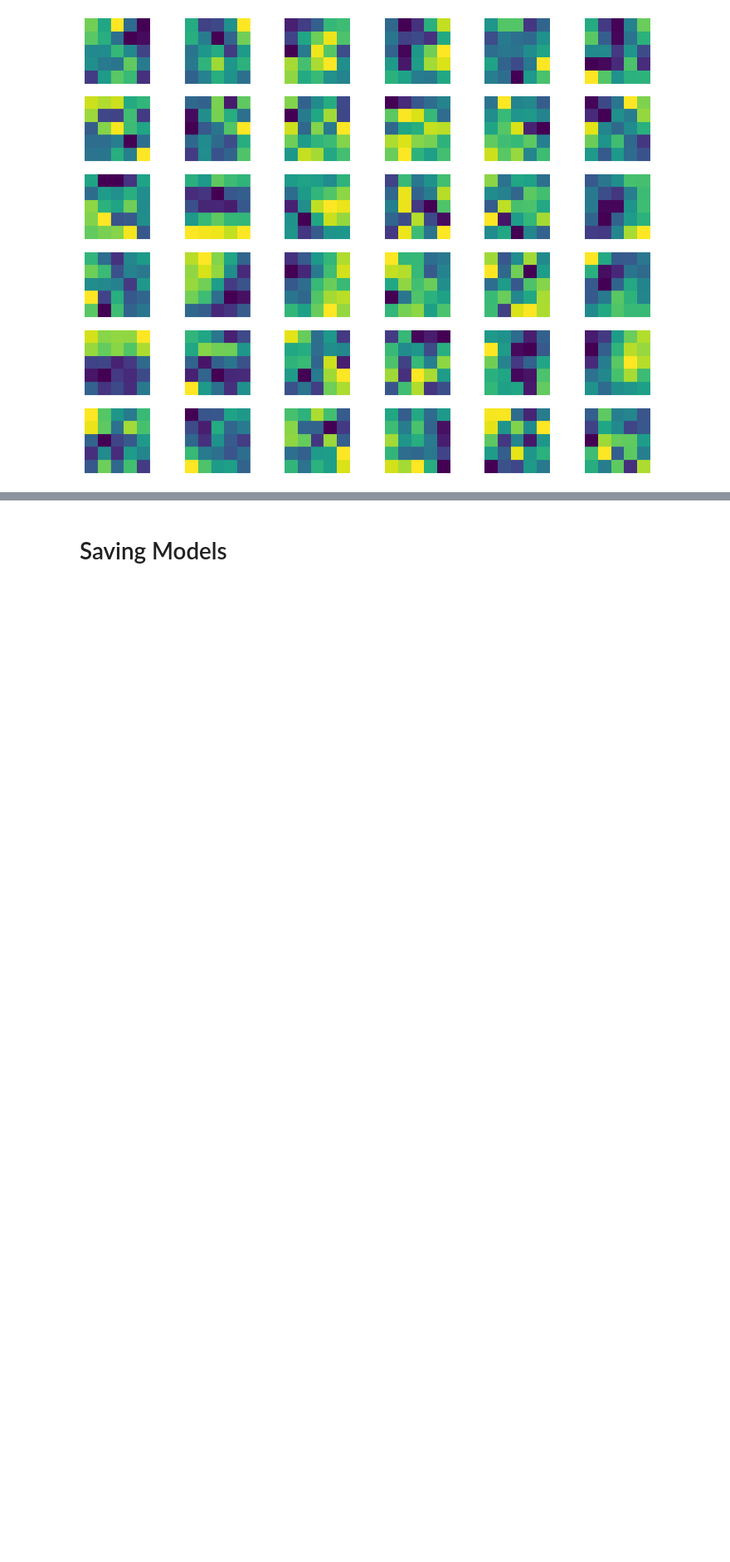
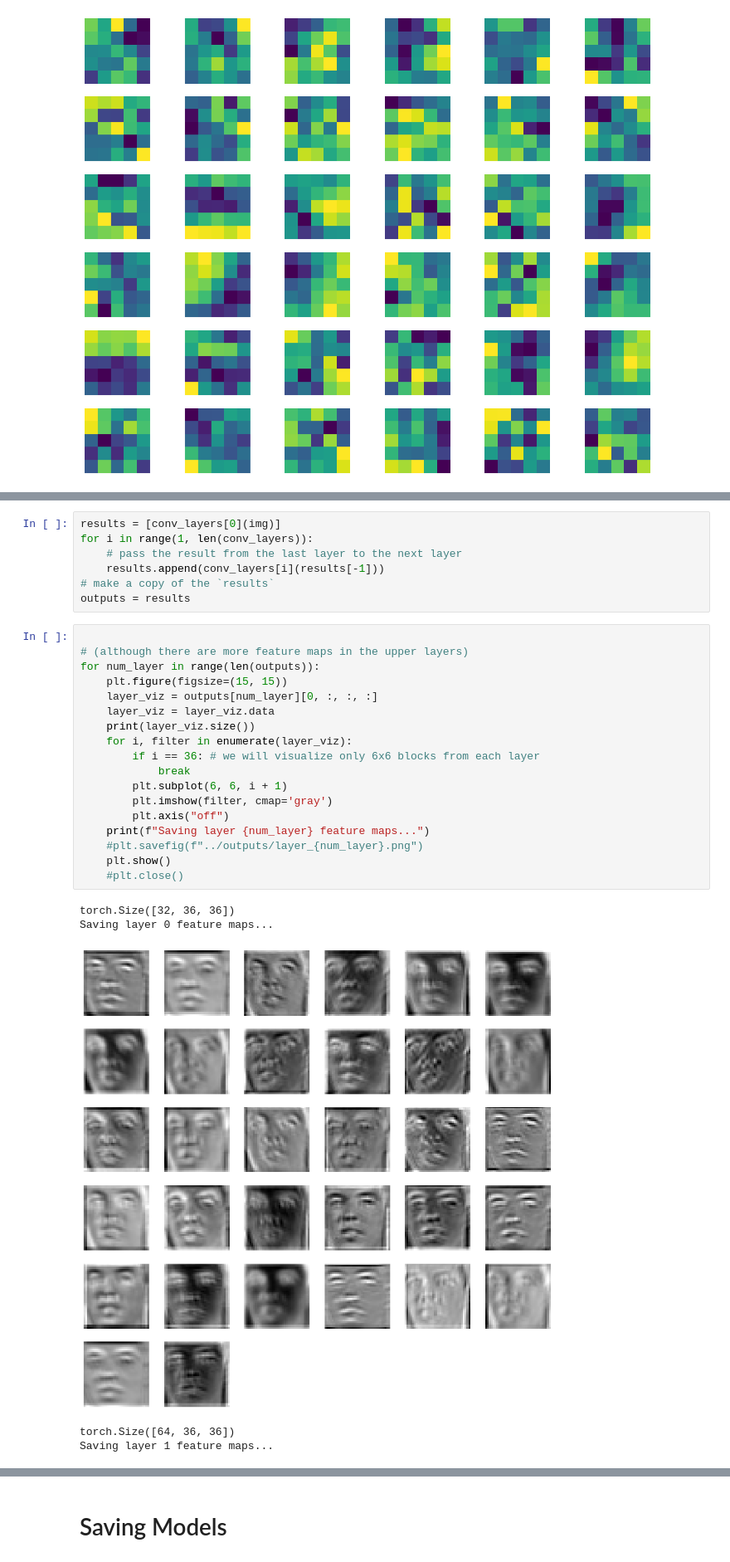
Before and after one commit to PierrePetrella/face_detection, a Jupyter notebook: face_detection.ipynb, the cells around one changed output, grey strips where cells are left out. Shown at 83% size. Drawn from its saved outputs; the diff is of its cells as text; blank space fills up the shorter version.

```diff
--- a/face_detection.ipynb
+++ b/face_detection.ipynb
@@ -448,0 +491,31 @@ plt.show()
+# %%
+results = [conv_layers[0](img)]
+for i in range(1, len(conv_layers)):
+    # pass the result from the last layer to the next layer
+    results.append(conv_layers[i](results[-1]))
+# make a copy of the `results`
+outputs = results
+# %%
+
+# (although there are more feature maps in the upper layers)
+for num_layer in range(len(outputs)):
+    plt.figure(figsize=(15, 15))
+    layer_viz = outputs[num_layer][0, :, :, :]
+    layer_viz = layer_viz.data
+    print(layer_viz.size())
+    for i, filter in enumerate(layer_viz):
+        if i == 36: # we will visualize only 6x6 blocks from each layer
+            break
+        plt.subplot(6, 6, i + 1)
+        plt.imshow(filter, cmap='gray')
+        plt.axis("off")
+    print(f"Saving layer {num_layer} feature maps...")
+    #plt.savefig(f"../outputs/layer_{num_layer}.png")
+    plt.show()
+    #plt.close()
+# %% [output]
+torch.Size([32, 36, 36])
+Saving layer 0 feature maps...
+[figure, added]
+torch.Size([64, 36, 36])
+Saving layer 1 feature maps...
```
Also changed, not shown: parts of 3 cells of this notebook.
